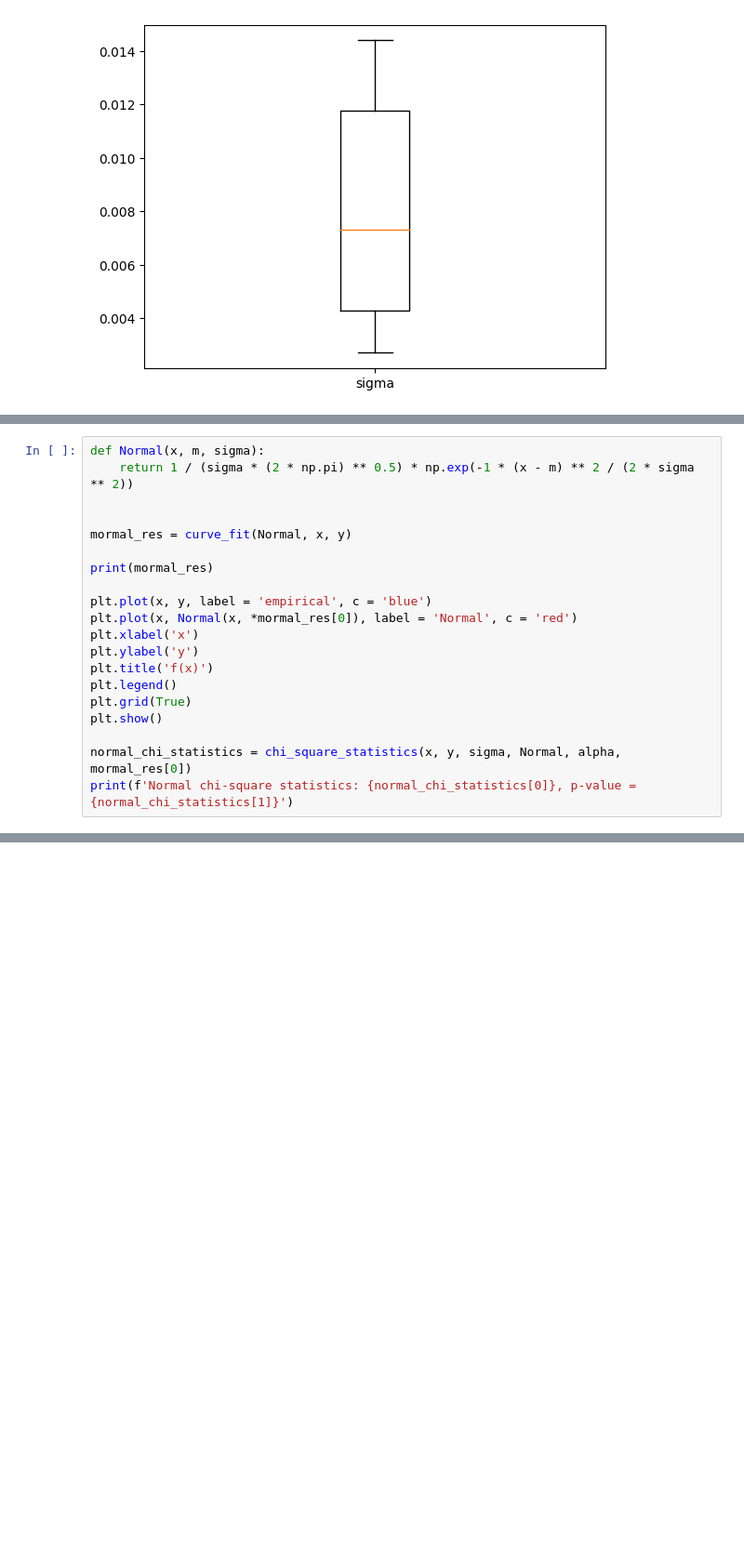
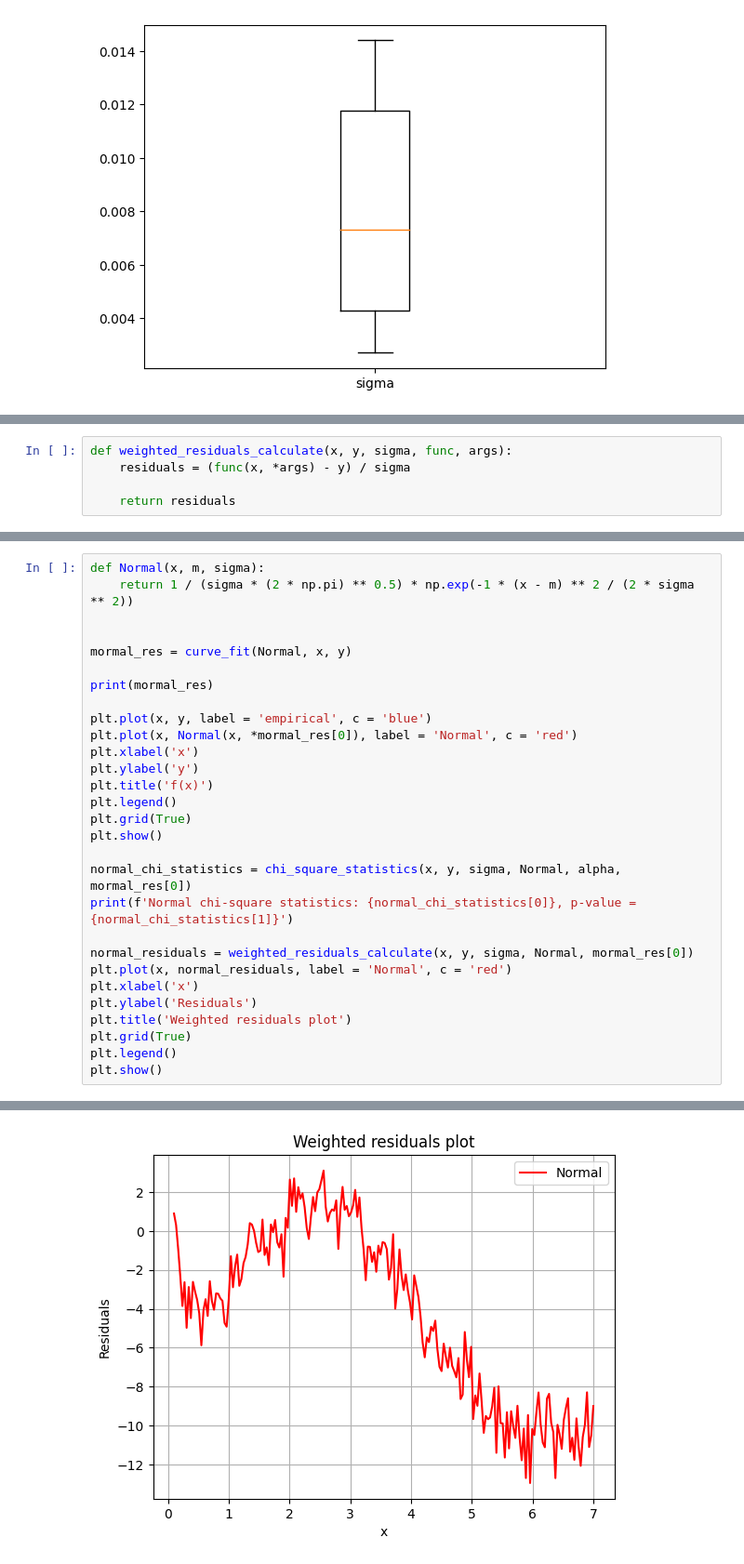
Before and after one commit to InnerShadow/Data-Minig, a Jupyter notebook: Lab2/kab2.ipynb, the cells around one changed output, grey strips where cells are left out. Shown at 93% size. Saved outputs shown, nothing was run; the diff lists cells and outputs as text; blank space fills up the shorter version.

Commit message:
Weighted residuals plot

```diff
--- a/Lab2/kab2.ipynb
+++ b/Lab2/kab2.ipynb
@@ -42,3 +45,8 @@ def chi_square_statistics(x, y, sigma, func, alpha, args):
+# %%
+def weighted_residuals_calculate(x, y, sigma, func, args):
+    residuals = (func(x, *args) - y) / sigma
+
+    return residuals
 # %%
 plt.plot(x, y, label = 'empirical', c = 'blue')
 plt.xlabel('x')
@@ -54,29 +60,39 @@ alpha = 0.05
 # %%
 def Normal(x, m, sigma):
     return 1 / (sigma * (2 * np.pi) ** 0.5) * np.exp(-1 * (x - m) ** 2 / (2 * sigma ** 2))
 
 
 mormal_res = curve_fit(Normal, x, y)
 
 print(mormal_res)
 
 plt.plot(x, y, label = 'empirical', c = 'blue')
 plt.plot(x, Normal(x, *mormal_res[0]), label = 'Normal', c = 'red')
 plt.xlabel('x')
 plt.ylabel('y')
 plt.title('f(x)')
 plt.legend()
 plt.grid(True)
 plt.show()
 
 normal_chi_statistics = chi_square_statistics(x, y, sigma, Normal, alpha, mormal_res[0])
 print(f'Normal chi-square statistics: {normal_chi_statistics[0]}, p-value = {normal_chi_statistics[1]}')
+
+normal_residuals = weighted_residuals_calculate(x, y, sigma, Normal, mormal_res[0])
+plt.plot(x, normal_residuals, label = 'Normal', c = 'red')
+plt.xlabel('x')
+plt.ylabel('Residuals')
+plt.title('Weighted residuals plot')
+plt.grid(True)
+plt.legend()
+plt.show()
 # %% [output]
 (array([1.43985305, 1.76480724]), array([[ 0.00223854, -0.0003252 ],
        [-0.0003252 ,  0.00109546]]))
 [figure]
 Reject the null hypothesis: there is statistically significant evidence in favor of the alternative hypothesis.
 Normal chi-square statistics: 38.34017887558718, p-value = 0.0
+[figure, added]
 # %%
 def Rayleigh(x, sigma):
     return x / (sigma ** 2) * np.exp(-1 * x ** 2 / (2 * sigma ** 2))
```
Also changed, not shown: parts of 4 cells of this notebook.
